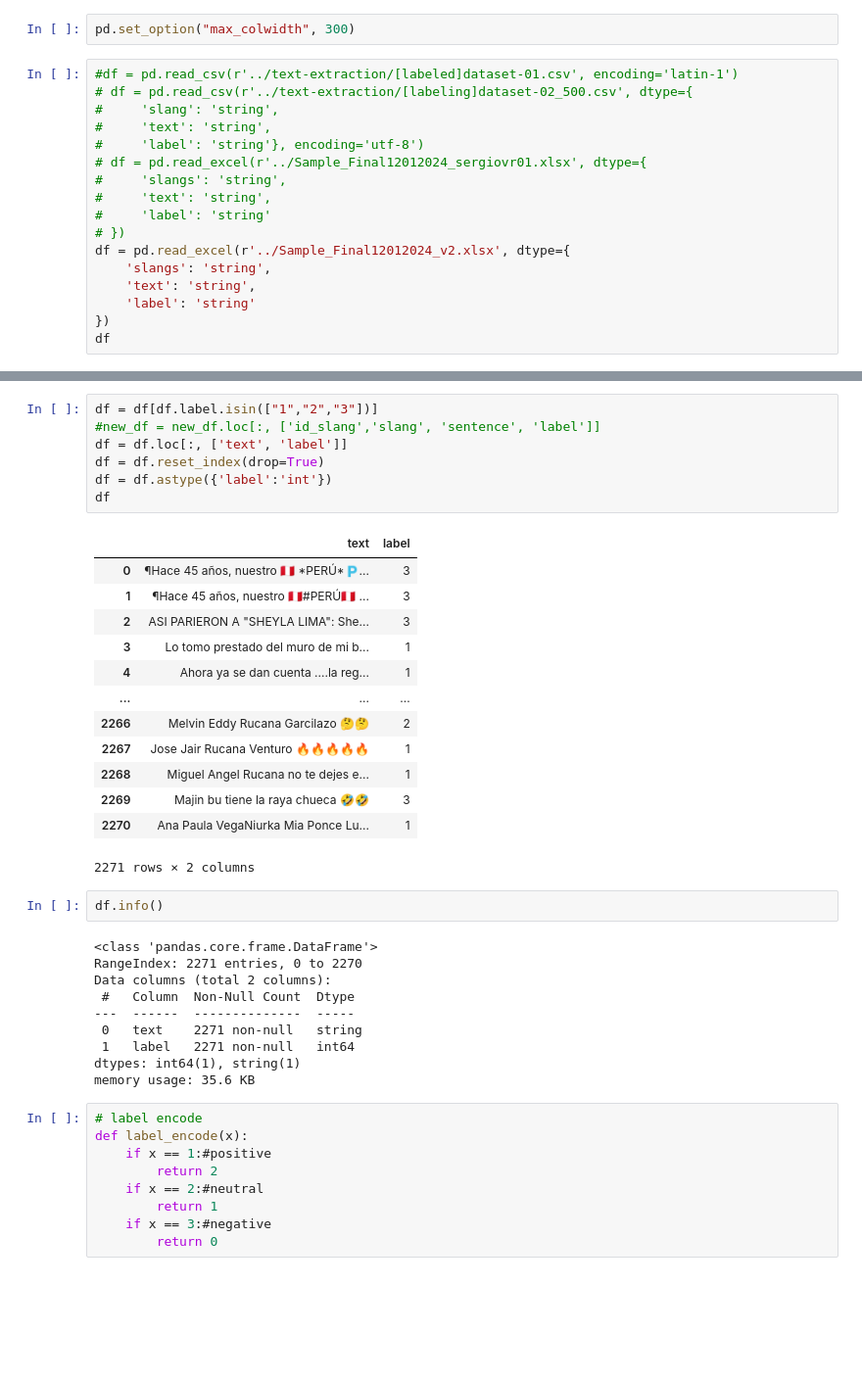
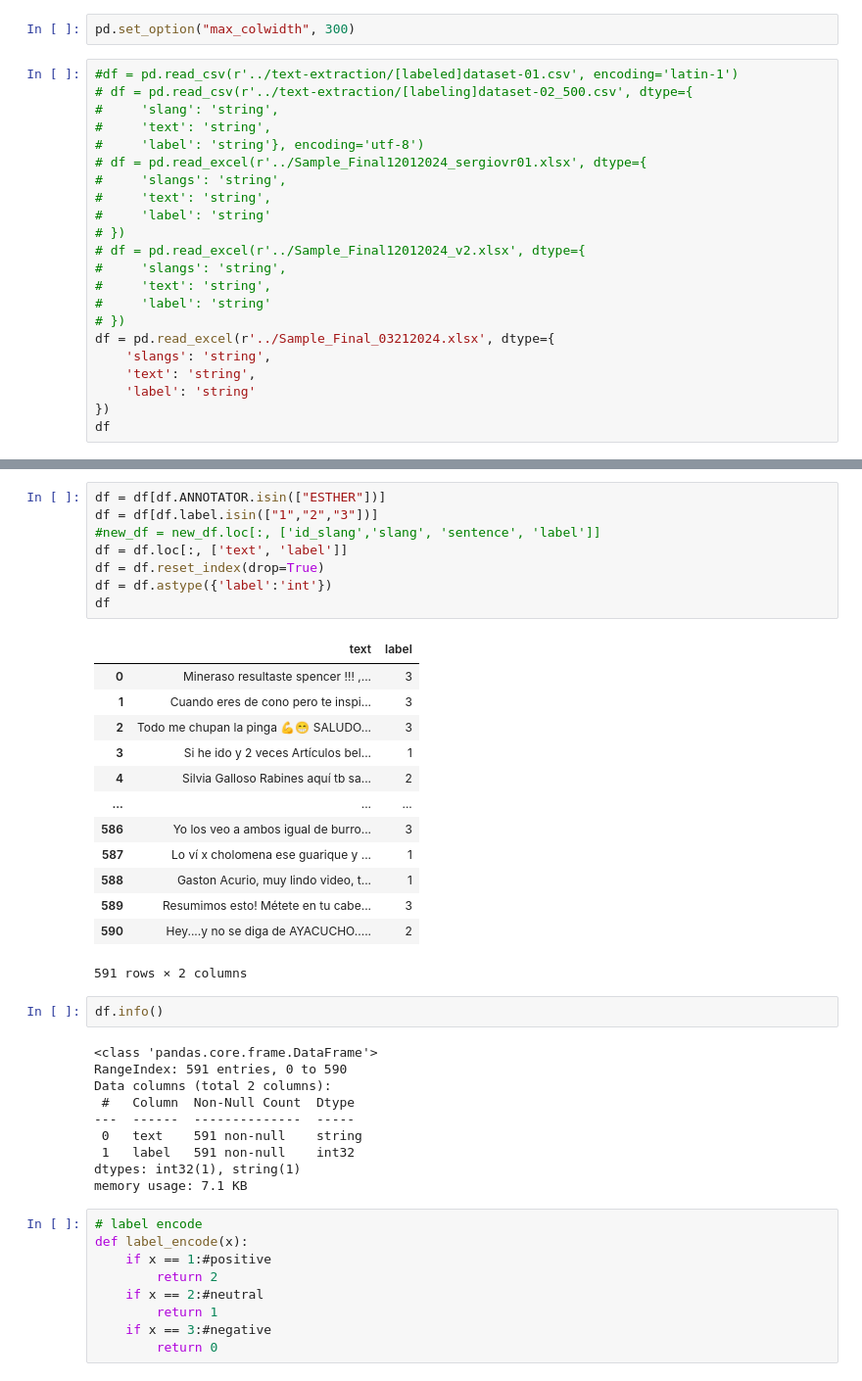
Before and after one commit to jairleo95/peruvian-slang-sentiment, a Jupyter notebook: pilot-test/01-build-datasets.ipynb, the cells around one changed output, grey strips where cells are left out. Shown at 98% size. Saved outputs shown, nothing was run; the diff lists cells and outputs as text; blank space fills up the shorter version.

```diff
--- a/pilot-test/01-build-datasets.ipynb
+++ b/pilot-test/01-build-datasets.ipynb
@@ -18,7 +18,12 @@ pd.set_option("max_colwidth", 300)
 #     'text': 'string',
 #     'label': 'string'
 # })
-df = pd.read_excel(r'../Sample_Final12012024_v2.xlsx', dtype={
+# df = pd.read_excel(r'../Sample_Final12012024_v2.xlsx', dtype={
+#     'slangs': 'string',
+#     'text': 'string',
+#     'label': 'string'
+# })
+df = pd.read_excel(r'../Sample_Final_03212024.xlsx', dtype={
     'slangs': 'string',
     'text': 'string',
     'label': 'string'
@@ -60,38 +65,39 @@ Data columns (total 11 columns):
 dtypes: int64(5), object(3), string(3)
 memory usage: 1.1+ MB
 # %%
+df = df[df.ANNOTATOR.isin(["ESTHER"])]
 df = df[df.label.isin(["1","2","3"])]
 #new_df = new_df.loc[:, ['id_slang','slang', 'sentence', 'label']]
 df = df.loc[:, ['text', 'label']]
 df = df.reset_index(drop=True)
 df = df.astype({'label':'int'})
 df
 # %% [output]
 |  | text | label |
-| 0 | ¶Hace 45 años, nuestro 🇵🇪 *PERÚ*🇵... | 3 |
-| 1 | ¶Hace 45 años, nuestro 🇵🇪#PERÚ🇵🇪 ... | 3 |
-| 2 | ASI PARIERON A "SHEYLA LIMA": She... | 3 |
-| 3 | Lo tomo prestado del muro de mi b... | 1 |
-| 4 | Ahora ya se dan cuenta ....la reg... | 1 |
+| 0 | Mineraso resultaste spencer !!! ,... | 3 |
+| 1 | Cuando eres de cono pero te inspi... | 3 |
+| 2 | Todo me chupan la pinga 💪😁 SALUDO... | 3 |
+| 3 | Si he ido y 2 veces Artículos bel... | 1 |
+| 4 | Silvia Galloso Rabines aquí tb sa... | 2 |
 | ... | ... | ... |
-| 2266 | Melvin Eddy Rucana Garcilazo 🤔🤔 | 2 |
-| 2267 | Jose Jair Rucana Venturo 🔥🔥🔥🔥🔥 | 1 |
-| 2268 | Miguel Angel Rucana no te dejes e... | 1 |
-| 2269 | Majin bu tiene la raya chueca 🤣🤣 | 3 |
-| 2270 | Ana Paula VegaNiurka Mia Ponce Lu... | 1 |
+| 586 | Yo los veo a ambos igual de burro... | 3 |
+| 587 | Lo ví x cholomena ese guarique y ... | 1 |
+| 588 | Gaston Acurio, muy lindo video, t... | 1 |
+| 589 | Resumimos esto! Métete en tu cabe... | 3 |
+| 590 | Hey....y no se diga de AYACUCHO..... | 2 |
-2271 rows × 2 columns
+591 rows × 2 columns
 # %%
 df.info()
 # %% [output]
 <class 'pandas.core.frame.DataFrame'>
-RangeIndex: 2271 entries, 0 to 2270
+RangeIndex: 591 entries, 0 to 590
 Data columns (total 2 columns):
  #   Column  Non-Null Count  Dtype
 ---  ------  --------------  -----
- 0   text    2271 non-null   string
- 1   label   2271 non-null   int64
-dtypes: int64(1), string(1)
-memory usage: 35.6 KB
+ 0   text    591 non-null    string
+ 1   label   591 non-null    int32
+dtypes: int32(1), string(1)
+memory usage: 7.1 KB
 # %%
 # label encode
 def label_encode(x):
```
Also changed, not shown: parts of 8 cells of this notebook, 5 other files.
